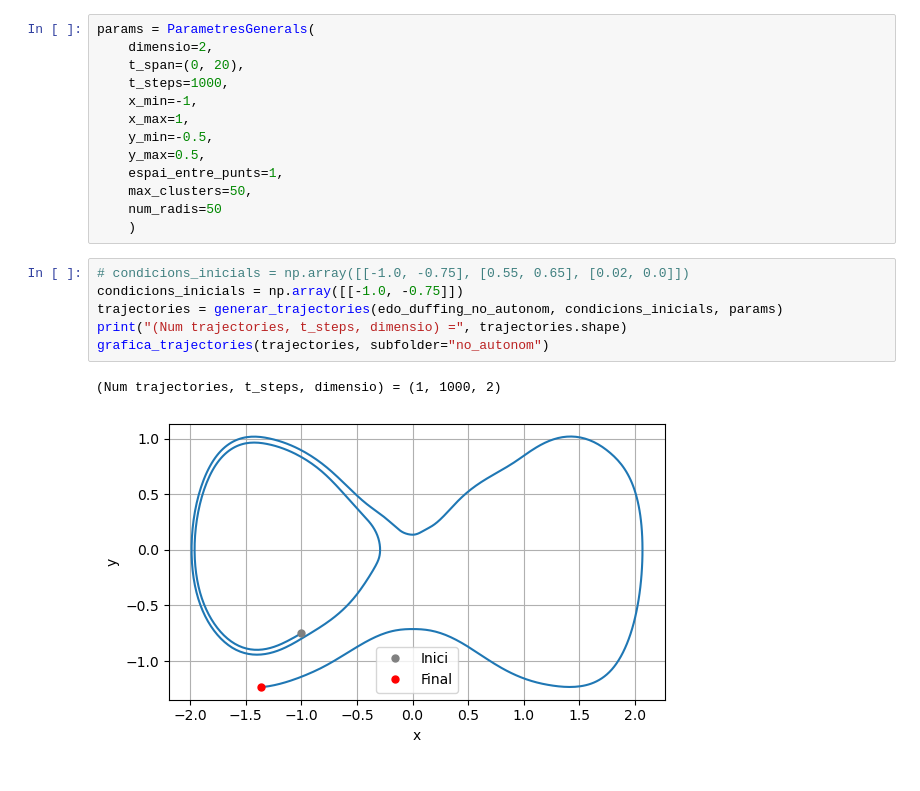
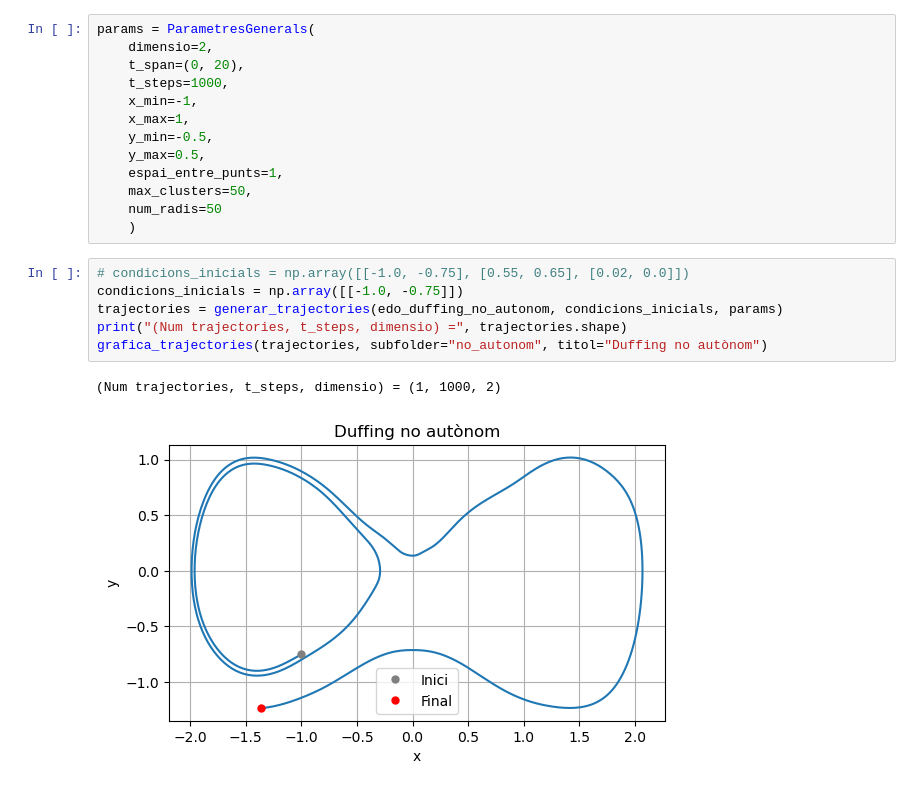
Before and after one commit to victor-lopz/spectral-clustering, a Jupyter notebook: notebooks/duffing_no_autonom_trajectories.ipynb, the cells around one changed output. Cells and saved outputs as stored; diff of their text form.

Commit message:
style: add title to trajectory plot

```diff
--- a/notebooks/duffing_no_autonom_trajectories.ipynb
+++ b/notebooks/duffing_no_autonom_trajectories.ipynb
@@ -27,12 +27,12 @@ params = ParametresGenerals(
 # %%
 # condicions_inicials = np.array([[-1.0, -0.75], [0.55, 0.65], [0.02, 0.0]])
 condicions_inicials = np.array([[-1.0, -0.75]])
 trajectories = generar_trajectories(edo_duffing_no_autonom, condicions_inicials, params)
 print("(Num trajectories, t_steps, dimensio) =", trajectories.shape)
-grafica_trajectories(trajectories, subfolder="no_autonom")
+grafica_trajectories(trajectories, subfolder="no_autonom", titol="Duffing no autònom")
 # %% [output]
 (Num trajectories, t_steps, dimensio) = (1, 1000, 2)
-[figure, old version]
+[figure, new version]
 # %%
 condicions_inicials = np.array([[-1.0, -0.75]])
 trajectories = generar_trajectories(edo_duffing_autonom, condicions_inicials, params)
```
Also changed, not shown: parts of 1 cell of this notebook, 1 other file.
